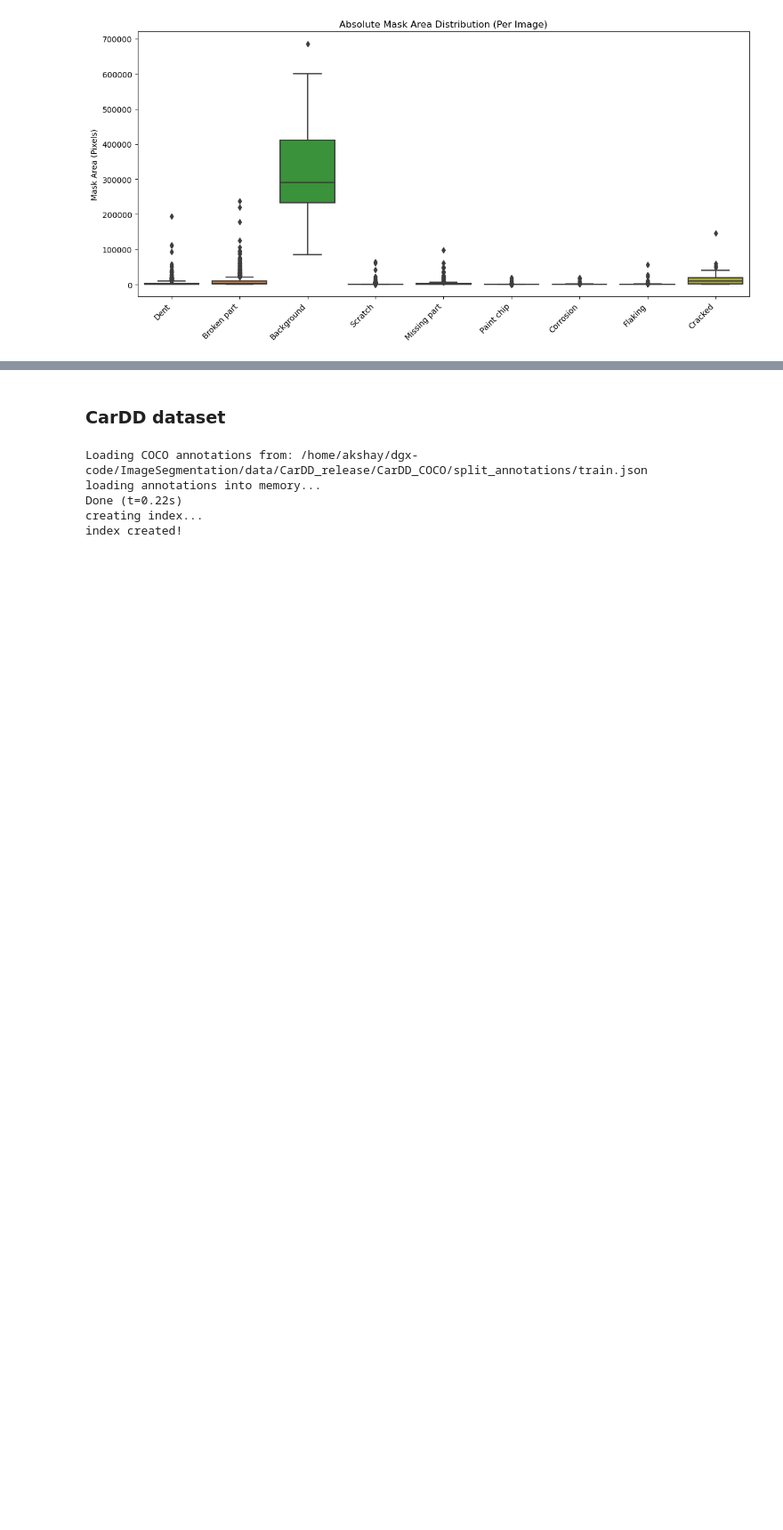
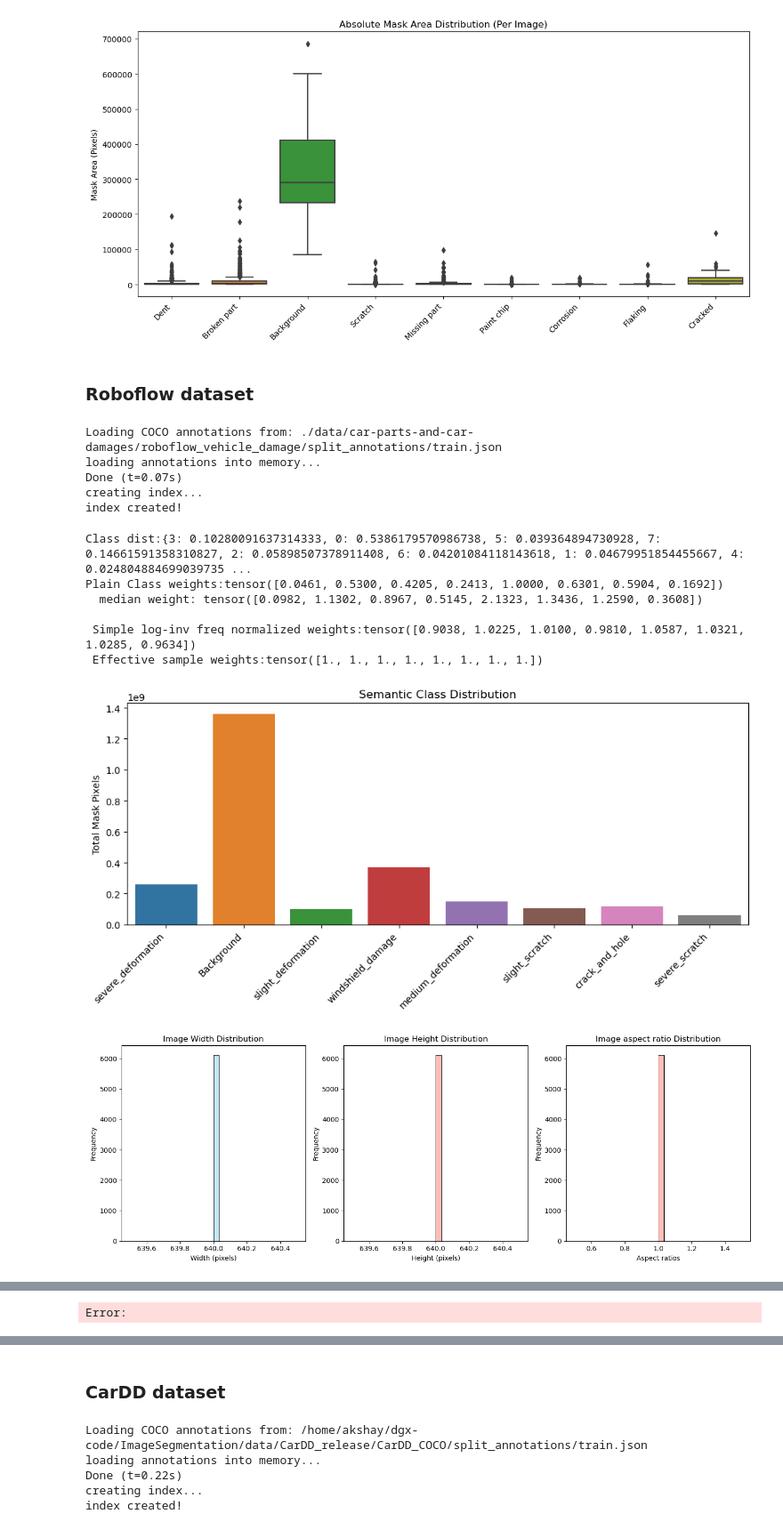
Before and after one commit to akshaygrao77/ImageSegmentation, a Jupyter notebook: segmentation_analysis.ipynb, the cells around one changed output, grey strips where cells are left out. Shown at 89% size. Drawn from its saved outputs; the diff is of its cells as text; code cells hidden in the pictures; blank space fills up the shorter version.

Commit message:
Added roboflow damage dataset training functionality with a merged dataset with carDD too

```diff
--- a/segmentation_analysis.ipynb
+++ b/segmentation_analysis.ipynb
@@ -293,3 +293,21 @@ Plain Class weights:{1: 0.027411799384552998, 2: 0.01332831972849851, 0: 0.00070
 [figure]
 [figure]
 [figure]
+# %% [markdown]
+### Roboflow dataset
+# %%
+analyze_and_plot_coco_segmentation("./data/car-parts-and-car-damages/roboflow_vehicle_damage/split_annotations/train.json")
+# %% [output]
+Loading COCO annotations from: ./data/car-parts-and-car-damages/roboflow_vehicle_damage/split_annotations/train.json
+loading annotations into memory...
+Done (t=0.07s)
+creating index...
+index created!
+Class dist:{3: 0.10280091637314333, 0: 0.5386179570986738, 5: 0.039364894730928, 7: 0.14661591358310827, 2: 0.05898507378911408, 6: 0.04201084118143618, 1: 0.04679951854455667, 4: 0.024804884699039735 ...
+Plain Class weights:tensor([0.0461, 0.5300, 0.4205, 0.2413, 1.0000, 0.6301, 0.5904, 0.1692])
+  median weight: tensor([0.0982, 1.1302, 0.8967, 0.5145, 2.1323, 1.3436, 1.2590, 0.3608])
+
+ Simple log-inv freq normalized weights:tensor([0.9038, 1.0225, 1.0100, 0.9810, 1.0587, 1.0321, 1.0285, 0.9634])
+ Effective sample weights:tensor([1., 1., 1., 1., 1., 1., 1., 1.])
+[figure, added]
+[figure, added]
@@ -295,0 +316 @@ Plain Class weights:{1: 0.027411799384552998, 2: 0.01332831972849851, 0: 0.00070
+Error:
```
Also changed, not shown: parts of 3 cells of this notebook, 5 other files.
